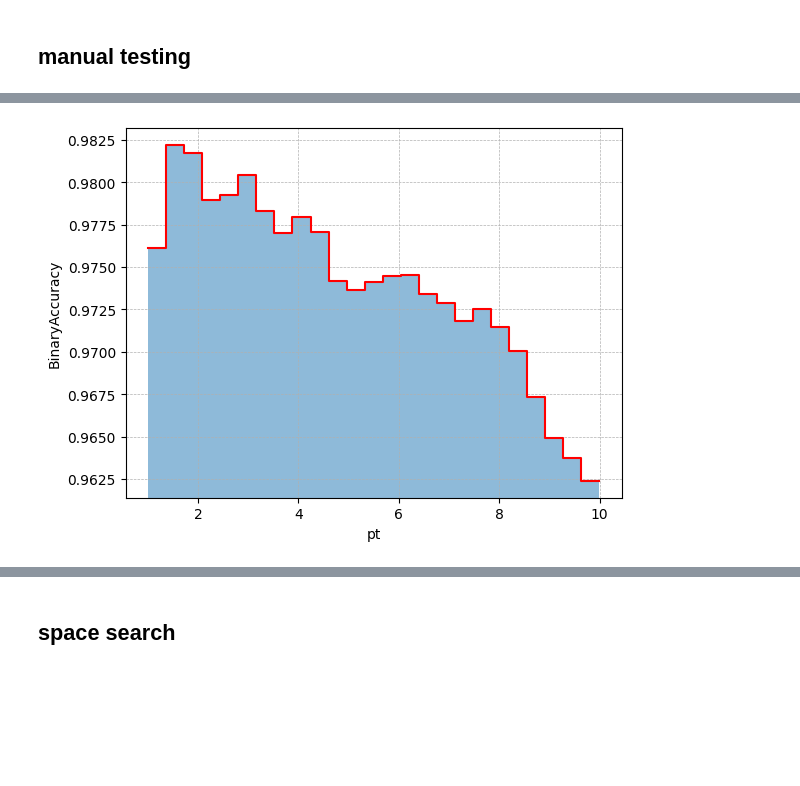
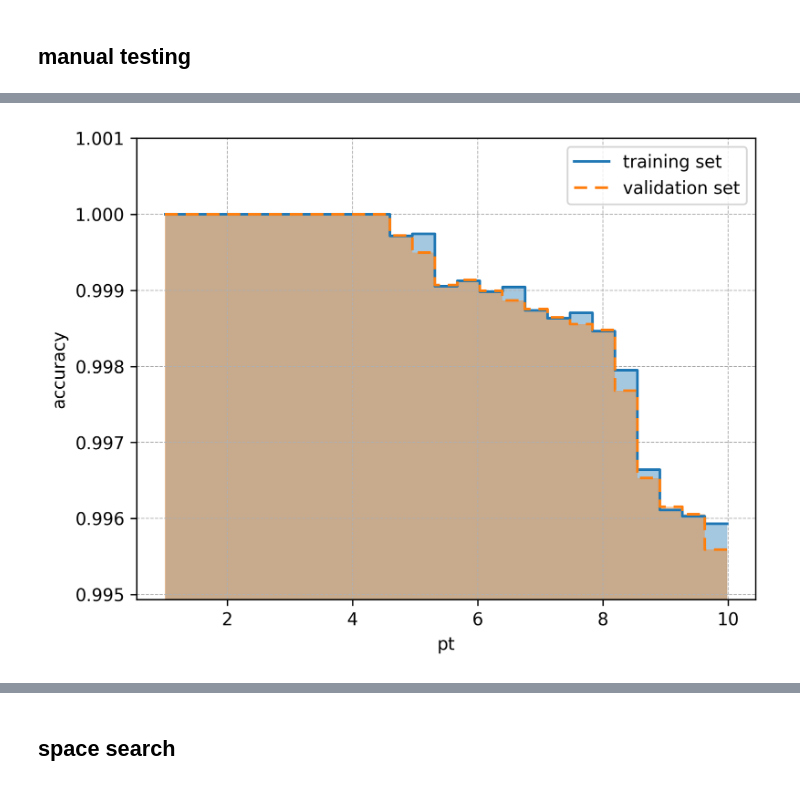
Before and after one commit to P4ndaM1x/engineering-dissertation, a Jupyter notebook: q_calssification.ipynb, the cells around one changed output, grey strips where cells are left out. Drawn from its saved outputs; the diff is of its cells as text; code cells hidden in the pictures; blank space fills up the shorter version.

Commit message:
prepared q_classification plots

```diff
--- a/q_calssification.ipynb
+++ b/q_calssification.ipynb
@@ -34,9 +43,8 @@ import cvnn.layers as complex_layers
 
 model = tf.keras.models.Sequential()
 model.add(complex_layers.ComplexInput(input_shape=(POINTS_NUM,)))
-model.add(complex_layers.ComplexDense(units=64, activation='pol_sigmoid'))
-model.add(complex_layers.ComplexDense(units=64, activation='pol_sigmoid'))
-model.add(complex_layers.ComplexDense(units=64, activation='pol_sigmoid'))
+model.add(complex_layers.ComplexDense(units=16, activation='pol_sigmoid'))
+model.add(complex_layers.ComplexDense(units=16, activation='pol_sigmoid'))
 model.add(complex_layers.ComplexDense(units=CLASSES_NUM, activation='softmax_real_with_abs'))
 model.compile(optimizer=tf.keras.optimizers.SGD(clipnorm=1.), loss='binary_crossentropy', metrics=['accuracy'])
 model.summary()
@@ -60,5 +69,5 @@ Non-trainable params: 0 (0.00 Byte)
 _________________________________________________________________
 # %%
 from common.model import FreeMemory
-history = model.fit(points, q_labels, epochs=350, validation_split=0.2, verbose=0, callbacks=[FreeMemory(25)])
+history = model.fit(points, q_labels, epochs=600, validation_split=0.2, verbose=0, callbacks=[FreeMemory(25)])
 # %% [output]
@@ -90,11 +171,11 @@ plot_metric_history_zoomed(history, metric='accuracy', mode='max', moving_averag
 # %%
 from common.utils import validation_set, train_set
 from common.plot import plot_steps_by_parameter
 
 pt = np.load('/host/dissertation/proccessed_data/pt.npy')
-plot_steps_by_parameter(x_data=points, y_data=q_labels, parameter=pt,
+plot_steps_by_parameter(model=model, x_data=points, y_data=q_labels, parameter=pt,
                         metric_func=tf.keras.metrics.BinaryAccuracy(),
-                        metric_label='BinaryAccuracy', parameter_label='pt',
-                        filter=train_set)
+                        metric_label='accuracy', parameter_label='pt',
+                        dpi=300)
 # %% [output]
-[figure, old version]
+[figure, new version]
```
Also changed, not shown: parts of 10 cells of this notebook, 1 other file.
